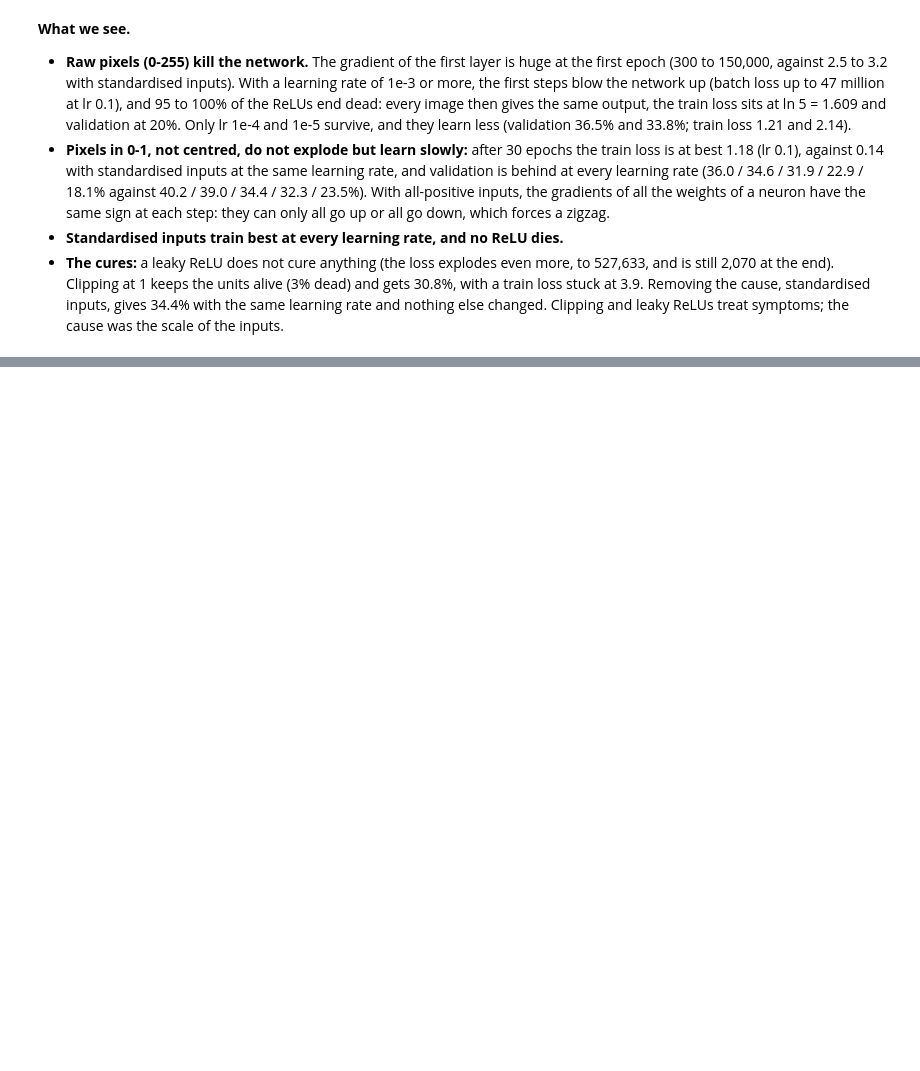
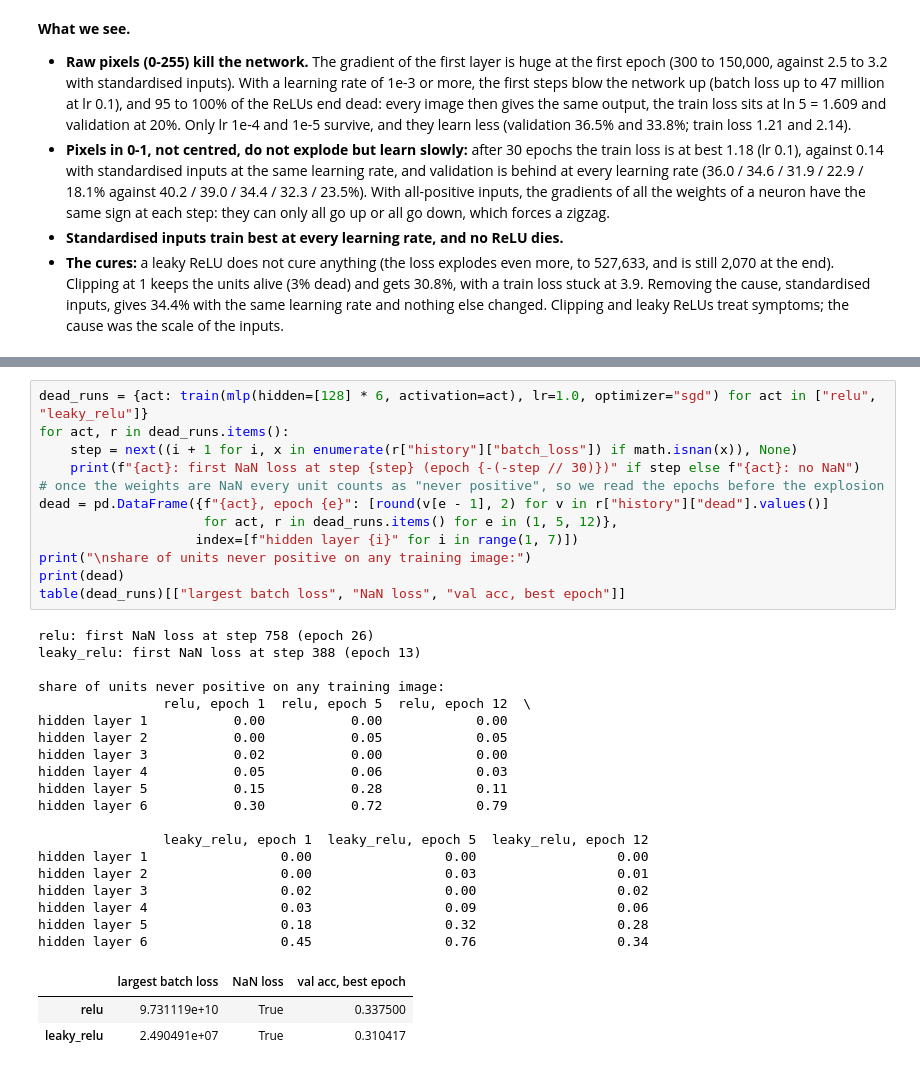
Before and after one commit to Xenodion/deep-learning-project-waerniers-lamy, a Jupyter notebook: src/deep_learning_project_waerniers_lamy_mahieddine/vision/P12_training_doctor.ipynb, the cells around one changed output, grey strips where cells are left out. Drawn from its saved outputs; the diff is of its cells as text; blank space fills up the shorter version.

```diff
--- a/src/deep_learning_project_waerniers_lamy_mahieddine/vision/P12_training_doctor.ipynb
+++ b/src/deep_learning_project_waerniers_lamy_mahieddine/vision/P12_training_doctor.ipynb
@@ -287,0 +349,35 @@ table(cures)[["largest batch loss", "train loss, last epoch", "val acc, best epo
+# %%
+dead_runs = {act: train(mlp(hidden=[128] * 6, activation=act), lr=1.0, optimizer="sgd") for act in ["relu", "leaky_relu"]}
+for act, r in dead_runs.items():
+    step = next((i + 1 for i, x in enumerate(r["history"]["batch_loss"]) if math.isnan(x)), None)
+    print(f"{act}: first NaN loss at step {step} (epoch {-(-step // 30)})" if step else f"{act}: no NaN")
+# once the weights are NaN every unit counts as "never positive", so we read the epochs before the explosion
+dead = pd.DataFrame({f"{act}, epoch {e}": [round(v[e - 1], 2) for v in r["history"]["dead"].values()]
+                     for act, r in dead_runs.items() for e in (1, 5, 12)},
+                    index=[f"hidden layer {i}" for i in range(1, 7)])
+print("\nshare of units never positive on any training image:")
+print(dead)
+table(dead_runs)[["largest batch loss", "NaN loss", "val acc, best epoch"]]
+# %% [output]
+relu: first NaN loss at step 758 (epoch 26)
+leaky_relu: first NaN loss at step 388 (epoch 13)
+
+share of units never positive on any training image:
+                relu, epoch 1  relu, epoch 5  relu, epoch 12  \
+hidden layer 1           0.00           0.00            0.00
+hidden layer 2           0.00           0.05            0.05
+hidden layer 3           0.02           0.00            0.00
+hidden layer 4           0.05           0.06            0.03
+hidden layer 5           0.15           0.28            0.11
+hidden layer 6           0.30           0.72            0.79
+
+                leaky_relu, epoch 1  leaky_relu, epoch 5  leaky_relu, epoch 12
+hidden layer 1                 0.00                 0.00                  0.00
+hidden layer 2                 0.00                 0.03                  0.01
+hidden layer 3                 0.02                 0.00                  0.02
+hidden layer 4                 0.03                 0.09                  0.06
+hidden layer 5                 0.18                 0.32                  0.28
+hidden layer 6                 0.45                 0.76                  0.34
+|  | largest batch loss | NaN loss | val acc, best epoch |
+| relu | 9.731119e+10 | True | 0.337500 |
+| leaky_relu | 2.490491e+07 | True | 0.310417 |
```
Also changed, not shown: parts of 5 cells of this notebook, 1 other file.
